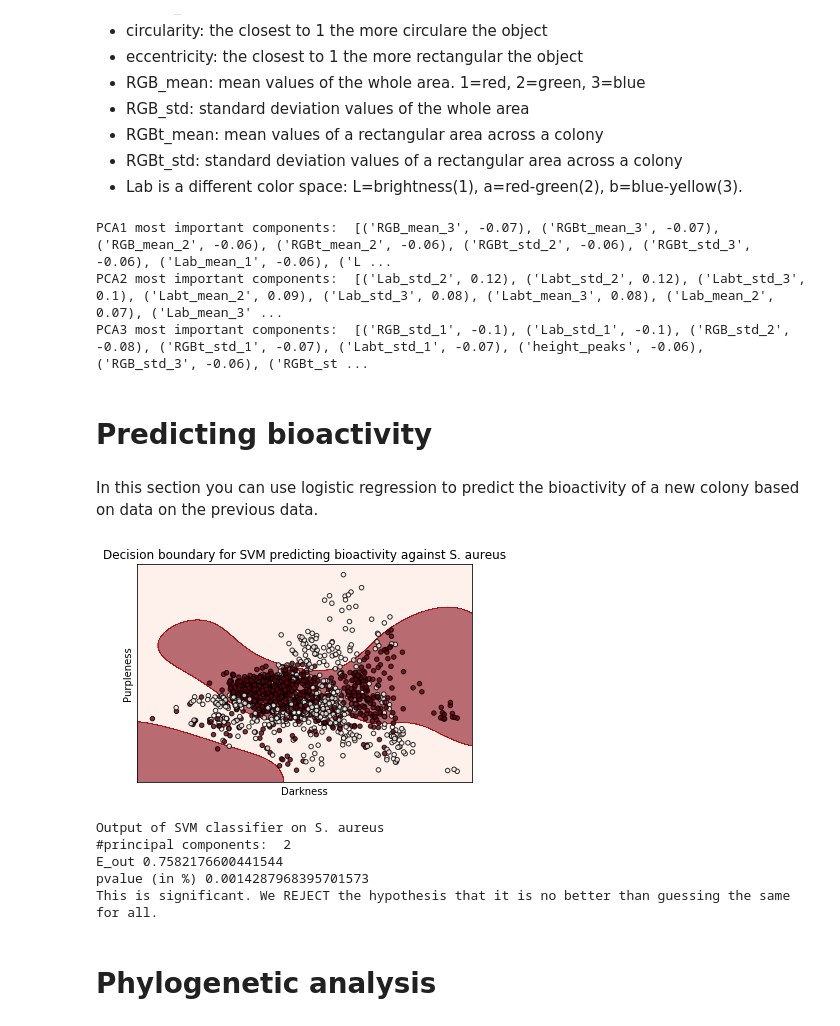
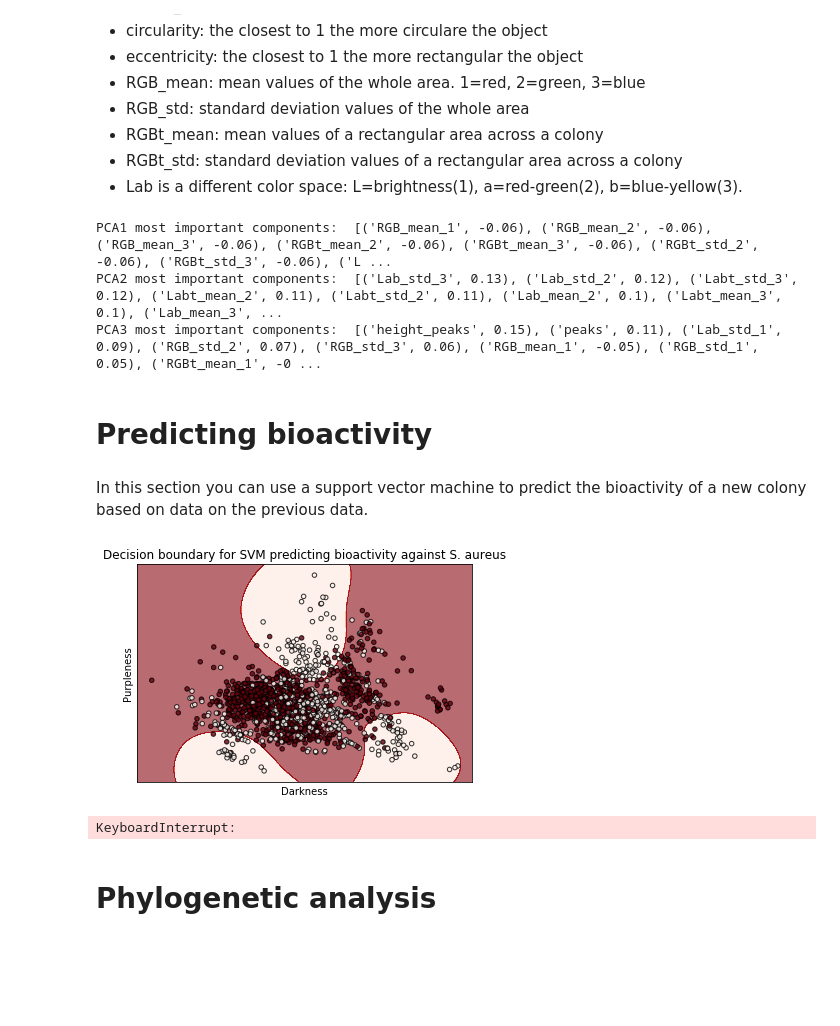
Before and after one commit to tizianasvenningsen/ActinoLibrary, a Jupyter notebook: Analysescript.ipynb, the cells around one changed output. Saved outputs shown, nothing was run; the diff lists cells and outputs as text; code cells hidden in the pictures; blank space fills up the shorter version.

```diff
--- a/Analysescript.ipynb
+++ b/Analysescript.ipynb
@@ -127,13 +134,11 @@ def scatterPlots():
 # Getting your data
 # %%
 # Input timestamp of the data you want
-timestamp = "4_maj_sporulerede" #change to your timestamp
+timestamp = "4_maj_time_travel_alle" #change to your timestamp
 
-
-#Replave the file name with your file
 dataAll = pd.read_excel('means_'+timestamp+'.xls')
 stddevsAll = pd.read_excel('stddev_'+timestamp+'.xls')
-#data.dropna(inplace=True)
+
 dataAll.reset_index(drop=True, inplace=True)
 stddevsAll.reset_index(drop=True, inplace=True)
 assert dataAll.shape == stddevsAll.shape
@@ -301,13 +305,13 @@ print('PCA1 most important components: ', pca1_features_contribution[0:15])
 print('PCA2 most important components: ', pca2_features_contribution[0:15])
 print('PCA3 most important components: ', pca3_features_contribution[0:15])
 # %% [output]
-PCA1 most important components:  [('RGB_mean_3', -0.07), ('RGBt_mean_3', -0.07), ('RGB_mean_2', -0.06), ('RGBt_mean_2', -0.06), ('RGBt_std_2', -0.06), ('RGBt_std_3', -0.06), ('Lab_mean_1', -0.06), ('L ...
-PCA2 most important components:  [('Lab_std_2', 0.12), ('Labt_std_2', 0.12), ('Labt_std_3', 0.1), ('Labt_mean_2', 0.09), ('Lab_std_3', 0.08), ('Labt_mean_3', 0.08), ('Lab_mean_2', 0.07), ('Lab_mean_3' ...
-PCA3 most important components:  [('RGB_std_1', -0.1), ('Lab_std_1', -0.1), ('RGB_std_2', -0.08), ('RGBt_std_1', -0.07), ('Labt_std_1', -0.07), ('height_peaks', -0.06), ('RGB_std_3', -0.06), ('RGBt_st ...
+PCA1 most important components:  [('RGB_mean_1', -0.06), ('RGB_mean_2', -0.06), ('RGB_mean_3', -0.06), ('RGBt_mean_2', -0.06), ('RGBt_mean_3', -0.06), ('RGBt_std_2', -0.06), ('RGBt_std_3', -0.06), ('L ...
+PCA2 most important components:  [('Lab_std_3', 0.13), ('Lab_std_2', 0.12), ('Labt_std_3', 0.12), ('Labt_mean_2', 0.11), ('Labt_std_2', 0.11), ('Lab_mean_2', 0.1), ('Labt_mean_3', 0.1), ('Lab_mean_3', ...
+PCA3 most important components:  [('height_peaks', 0.15), ('peaks', 0.11), ('Lab_std_1', 0.09), ('RGB_std_2', 0.07), ('RGB_std_3', 0.06), ('RGB_mean_1', -0.05), ('RGB_std_1', 0.05), ('RGBt_mean_1', -0 ...
 # %% [markdown]
 # Predicting bioactivity
 # %% [markdown]
-In this section you can use logistic regression to predict the bioactivity of a new colony based on data on the previous data.
+In this section you can use a support vector machine to predict the bioactivity of a new colony based on data on the previous data.
 # %%
 import math
 from sklearn import svm
@@ -317,19 +321,21 @@ from sklearn.neural_network import MLPClassifier
 import matplotlib.pyplot as plt
 from scipy import stats
 
+#Plot Descisionboundary
 def make_meshgrid(x, y, h=.02):
     x_min, x_max = x.min() - 1, x.max() + 1
     y_min, y_max = y.min() - 1, y.max() + 1
     xx, yy = np.meshgrid(np.arange(x_min, x_max, h), np.arange(y_min, y_max, h))
     return xx, yy
 
+#Plot Descisionboundary
 def plot_contours(ax, clf, xx, yy, **params):
     Z = clf.predict(np.c_[xx.ravel(), yy.ravel()])
     Z = Z.reshape(xx.shape)
     out = ax.contourf(xx, yy, Z, **params)
     return out
 
-
+#Tranfsforms data into format suitable for SVM
 def get_bioactivity_data(dims,timestamp,labels):
     def bioactivity(samples):
         return [(sample[0:len(sample) if not ' ' in sample else sample.index(' ')] in labels) for sample in samples]
@@ -339,13 +345,6 @@ def get_bioactivity_data(dims,timestamp,labels):
     extracted_data = raw_data.loc[:,features]
 
     scaled_data = StandardScaler().fit_transform(extracted_data)
-
-    rows = scaled_data.shape[0]
-    cols = scaled_data.shape[1]
-    for x in range(0, rows):
-        for y in range(0, cols):
-            if math.isnan(scaled_data[x][y]):
-                print(x,y)
 
     X = pca.transform(scaled_data)[:,0:dims]
 
@@ -376,45 +375,42 @@ for i in range(num):
     # Fit model
     model.fit(X_train,y_train)
 
+    #Plot model
     if i==0 and dims == 2:
         fig, ax = plt.subplots()
         # title for the plots
         title = ('Decision boundary for SVM predicting bioactivity against '+bacteria[0])
         # Set-up grid for plotting.
         X0, X1 = X[:, 0], X[:, 1]
         xx, yy = make_meshgrid(X0, X1)
 
         plot_contours(ax, model, xx, yy, cmap=plt.cm.Reds, alpha=0.6)
         ax.scatter(X0, X1, c=y, cmap=plt.cm.Reds, alpha=0.8, s=20, edgecolors='k')
         ax.set_ylabel('Purpleness')
         ax.set_xlabel('Darkness')
         ax.set_xticks(())
         ax.set_yticks(())
         ax.set_title(title)
         plt.show()
 
     # Evaluate model on test data
     score = model.score(X_test, y_test)
     scores.append(score)
 
 accuracy = sum(scores)/len(scores)
 pvalue = stats.binom_test((accuracy)*k, n=k, p=max(1-sum(y)/len(y), sum(y)/len(y)))
 
 print('Output of SVM classifier on '+bacteria[0])
 print('#principal components: ',dims)
 print('E_out', accuracy)
 print('pvalue (in %)', pvalue*100)
 print('This is ' + ('significant. We REJECT the hypothesis that it is no better than guessing the same for all.' if pvalue < 0.05 else 'NOT significant. We CANNOT REJECT the hypothesis that our model is no better than guessing the same for all.'))
 
 # blå = bioaktivitet
 # rød = ingen bioaktivitet
 # %% [output]
-[figure, old version]
+[figure, new version]
-Output of SVM classifier on S. aureus
-#principal components:  2
-E_out 0.7582176600441544
-pvalue (in %) 0.0014287968395701573
-This is significant. We REJECT the hypothesis that it is no better than guessing the same for all.
+KeyboardInterrupt:
 # %% [markdown]
 # Phylogenetic analysis
 # %%
```
Also changed, not shown: parts of 11 cells of this notebook, 4 other files.
